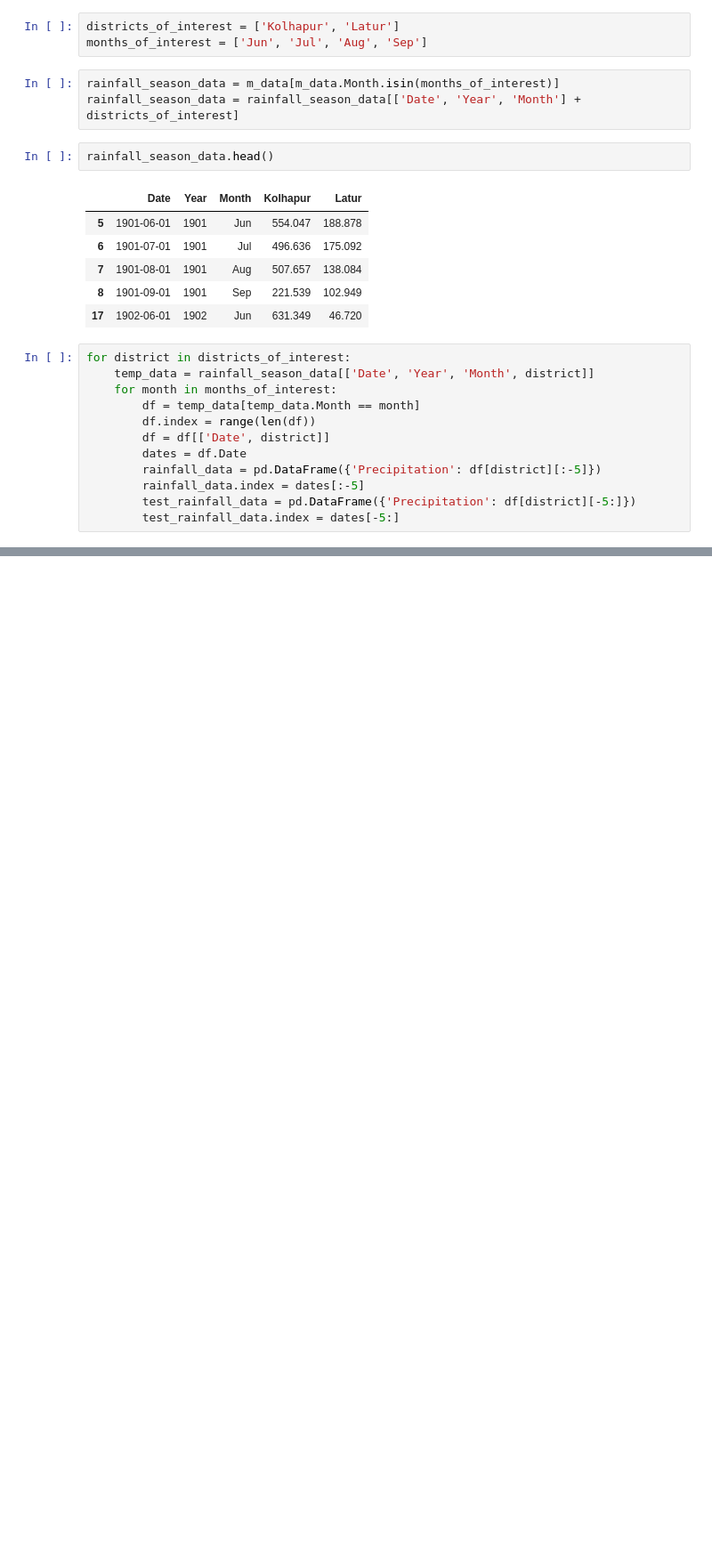
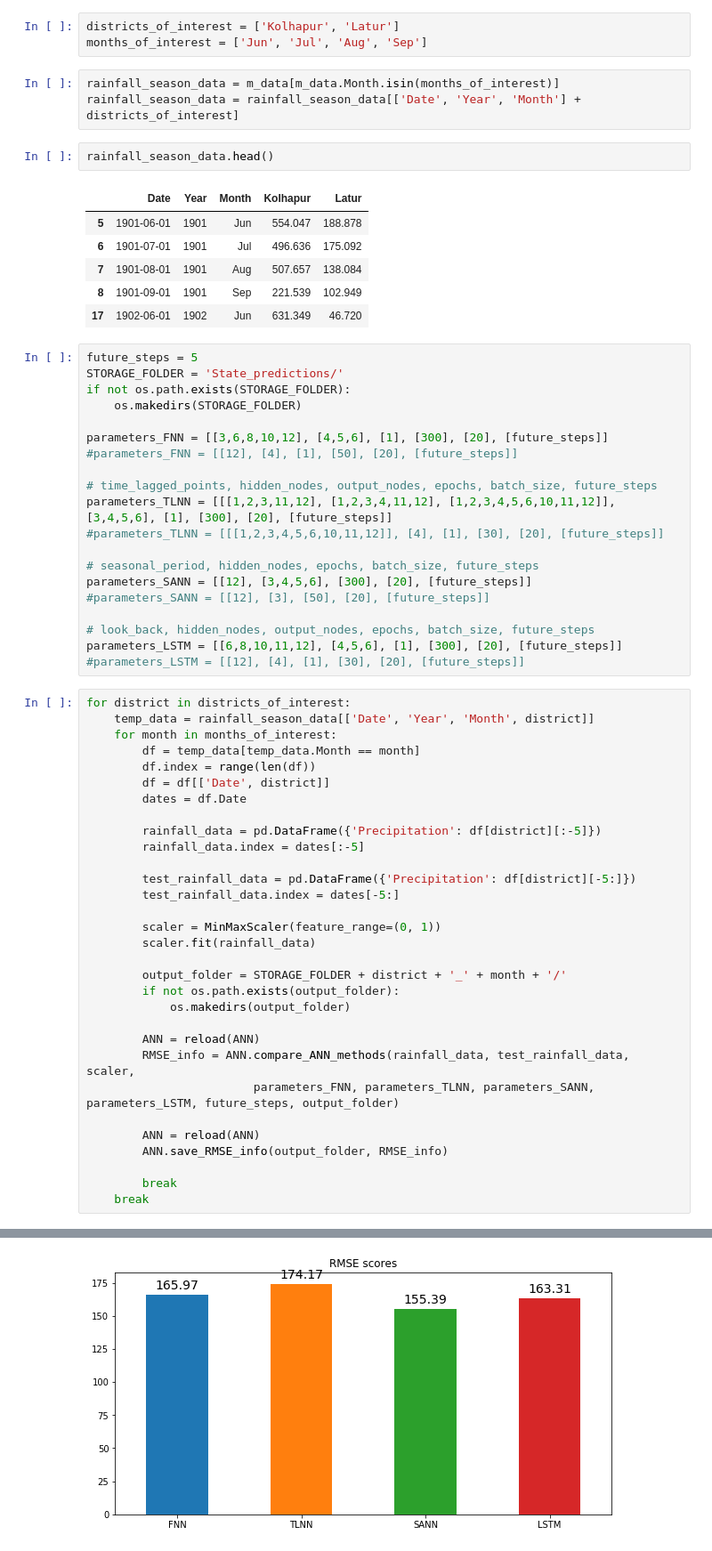
Before and after one commit to Abhishekmamidi123/Time-Series-Forecasting, a Jupyter notebook: Maharashtra_rainy_season_analysis/Rainfall_Season_Analysis.ipynb, the cells around one changed output, grey strips where cells are left out. Shown: that part at 89% size. Drawn from its saved outputs; the diff is of its cells as text; blank space fills up the shorter version.

Commit message:
Train data - Month wise

```diff
--- a/Maharashtra_rainy_season_analysis/Rainfall_Season_Analysis.ipynb
+++ b/Maharashtra_rainy_season_analysis/Rainfall_Season_Analysis.ipynb
@@ -125,6 +125,26 @@ rainfall_season_data.head()
 | 7 | 1901-08-01 | 1901 | Aug | 507.657 | 138.084 |
 | 8 | 1901-09-01 | 1901 | Sep | 221.539 | 102.949 |
 | 17 | 1902-06-01 | 1902 | Jun | 631.349 | 46.720 |
+# %%
+future_steps = 5
+STORAGE_FOLDER = 'State_predictions/'
+if not os.path.exists(STORAGE_FOLDER):
+    os.makedirs(STORAGE_FOLDER)
+
+parameters_FNN = [[3,6,8,10,12], [4,5,6], [1], [300], [20], [future_steps]]
+#parameters_FNN = [[12], [4], [1], [50], [20], [future_steps]]
+
+# time_lagged_points, hidden_nodes, output_nodes, epochs, batch_size, future_steps
+parameters_TLNN = [[[1,2,3,11,12], [1,2,3,4,11,12], [1,2,3,4,5,6,10,11,12]], [3,4,5,6], [1], [300], [20], [future_steps]]
+#parameters_TLNN = [[[1,2,3,4,5,6,10,11,12]], [4], [1], [30], [20], [future_steps]]
+
+# seasonal_period, hidden_nodes, epochs, batch_size, future_steps
+parameters_SANN = [[12], [3,4,5,6], [300], [20], [future_steps]]
+#parameters_SANN = [[12], [3], [50], [20], [future_steps]]
+
+# look_back, hidden_nodes, output_nodes, epochs, batch_size, future_steps
+parameters_LSTM = [[6,8,10,11,12], [4,5,6], [1], [300], [20], [future_steps]]
+#parameters_LSTM = [[12], [4], [1], [30], [20], [future_steps]]
 # %%
 for district in districts_of_interest:
     temp_data = rainfall_season_data[['Date', 'Year', 'Month', district]]
@@ -133,7 +153,27 @@ for district in districts_of_interest:
         df.index = range(len(df))
         df = df[['Date', district]]
         dates = df.Date
+
         rainfall_data = pd.DataFrame({'Precipitation': df[district][:-5]})
         rainfall_data.index = dates[:-5]
+
         test_rainfall_data = pd.DataFrame({'Precipitation': df[district][-5:]})
         test_rainfall_data.index = dates[-5:]
+
+        scaler = MinMaxScaler(feature_range=(0, 1))
+        scaler.fit(rainfall_data)
+
+        output_folder = STORAGE_FOLDER + district + '_' + month + '/'
+        if not os.path.exists(output_folder):
+            os.makedirs(output_folder)
+
+        ANN = reload(ANN)
+        RMSE_info = ANN.compare_ANN_methods(rainfall_data, test_rainfall_data, scaler,
+                        parameters_FNN, parameters_TLNN, parameters_SANN, parameters_LSTM, future_steps, output_folder)
+
+        ANN = reload(ANN)
+        ANN.save_RMSE_info(output_folder, RMSE_info)
+
+        break
+    break
+# %% [output]
@@ -139,0 +197 @@ for district in districts_of_interest:
+[figure, added]
```
Also changed, not shown: parts of 5 cells of this notebook.
